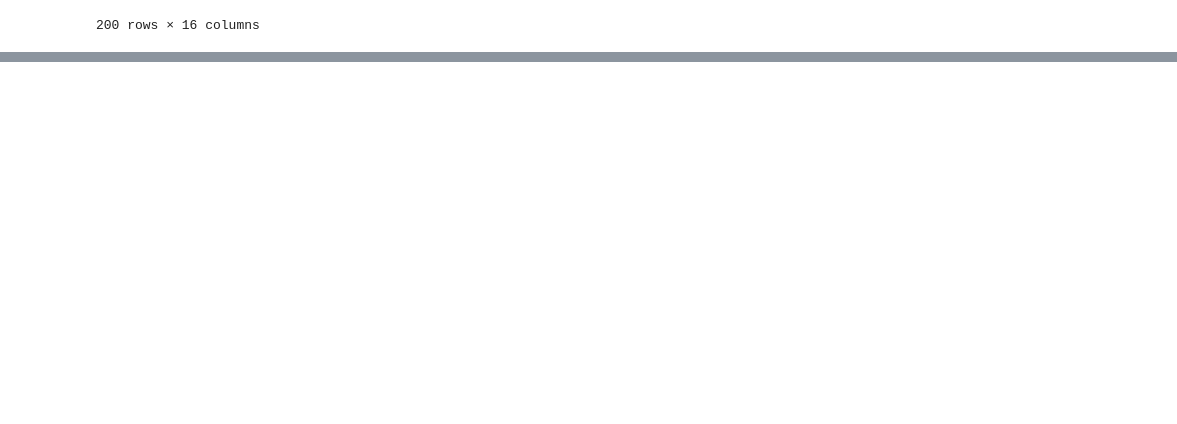
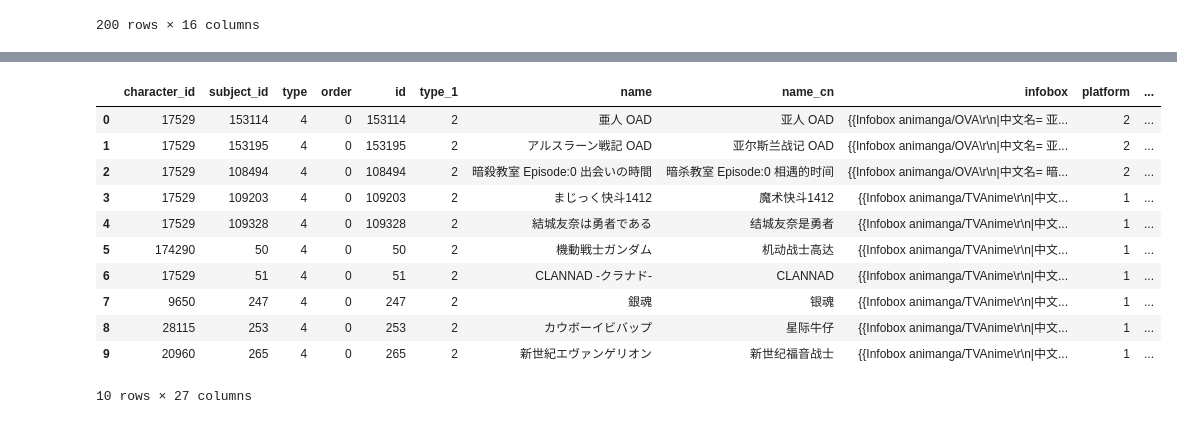
Before and after one commit to jokester/bgm-viewer, a Jupyter notebook: notebooks/dataset_stat.ipynb, the cells around one changed output, grey strips where cells are left out. Saved outputs shown, nothing was run; the diff lists cells and outputs as text; code cells hidden in the pictures; blank space fills up the shorter version.

```diff
--- a/notebooks/dataset_stat.ipynb
+++ b/notebooks/dataset_stat.ipynb
@@ -51,0 +53,26 @@ episodes_df
+# %%
+
+edges_df = duckdb.sql("""
+           SELECT s2c.*, s.*, c.*
+            FROM read_json_auto('../dataset/subject-characters.jsonlines') AS s2c
+            INNER JOIN read_json_auto('../dataset/subject.jsonlines') AS s
+            ON s2c.subject_id = s.id
+            INNER JOIN read_json_auto('../dataset/character.jsonlines') AS c
+            ON s2c.character_id = c.id
+            WHERE s2c.type =4
+            LIMIT 10
+           """).df()
+edges_df
+# %% [output]
+|  | character_id | subject_id | type | order | id | type_1 | name | name_cn | infobox | platform | ... |
+| 0 | 17529 | 153114 | 4 | 0 | 153114 | 2 | 亜人 OAD | 亚人 OAD | {{Infobox animanga/OVA\r\n|中文名= 亚... | 2 | ... |
+| 1 | 17529 | 153195 | 4 | 0 | 153195 | 2 | アルスラーン戦記 OAD | 亚尔斯兰战记 OAD | {{Infobox animanga/OVA\r\n|中文名= 亚... | 2 | ... |
+| 2 | 17529 | 108494 | 4 | 0 | 108494 | 2 | 暗殺教室 Episode:0 出会いの時間 | 暗杀教室 Episode:0 相遇的时间 | {{Infobox animanga/OVA\r\n|中文名= 暗... | 2 | ... |
+| 3 | 17529 | 109203 | 4 | 0 | 109203 | 2 | まじっく快斗1412 | 魔术快斗1412 | {{Infobox animanga/TVAnime\r\n|中文... | 1 | ... |
+| 4 | 17529 | 109328 | 4 | 0 | 109328 | 2 | 結城友奈は勇者である | 结城友奈是勇者 | {{Infobox animanga/TVAnime\r\n|中文... | 1 | ... |
+| 5 | 174290 | 50 | 4 | 0 | 50 | 2 | 機動戦士ガンダム | 机动战士高达 | {{Infobox animanga/TVAnime\r\n|中文... | 1 | ... |
+| 6 | 17529 | 51 | 4 | 0 | 51 | 2 | CLANNAD -クラナド- | CLANNAD | {{Infobox animanga/TVAnime\r\n|中文... | 1 | ... |
+| 7 | 9650 | 247 | 4 | 0 | 247 | 2 | 銀魂 | 银魂 | {{Infobox animanga/TVAnime\r\n|中文... | 1 | ... |
+| 8 | 28115 | 253 | 4 | 0 | 253 | 2 | カウボーイビバップ | 星际牛仔 | {{Infobox animanga/TVAnime\r\n|中文... | 1 | ... |
+| 9 | 20960 | 265 | 4 | 0 | 265 | 2 | 新世紀エヴァンゲリオン | 新世纪福音战士 | {{Infobox animanga/TVAnime\r\n|中文... | 1 | ... |
+10 rows × 27 columns
```
Also changed, not shown: parts of 2 cells of this notebook, 11 other files.
